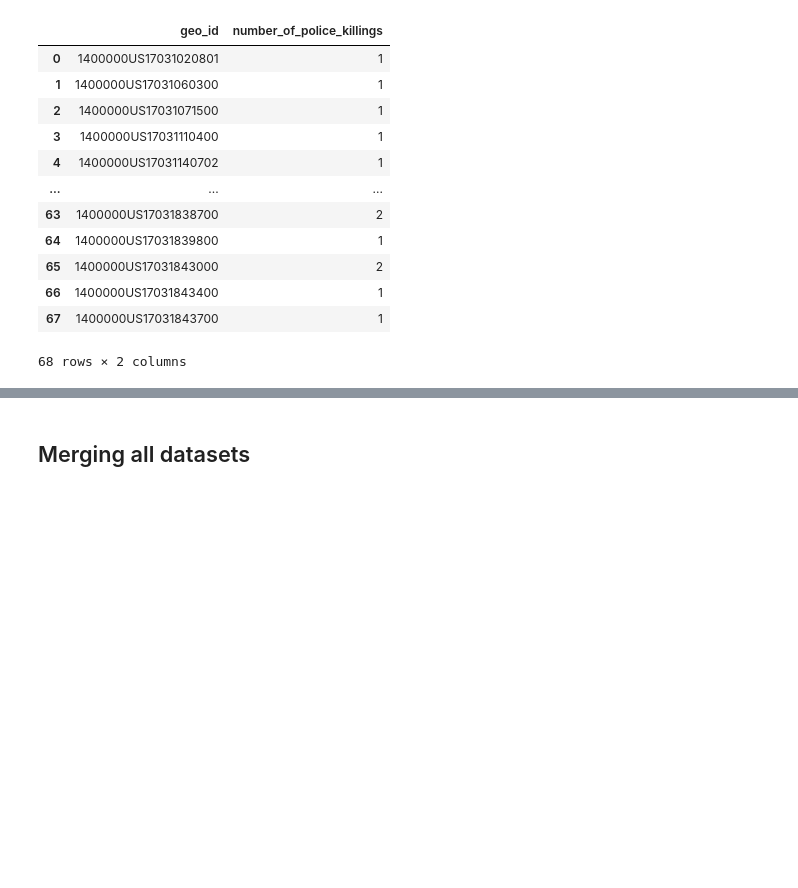
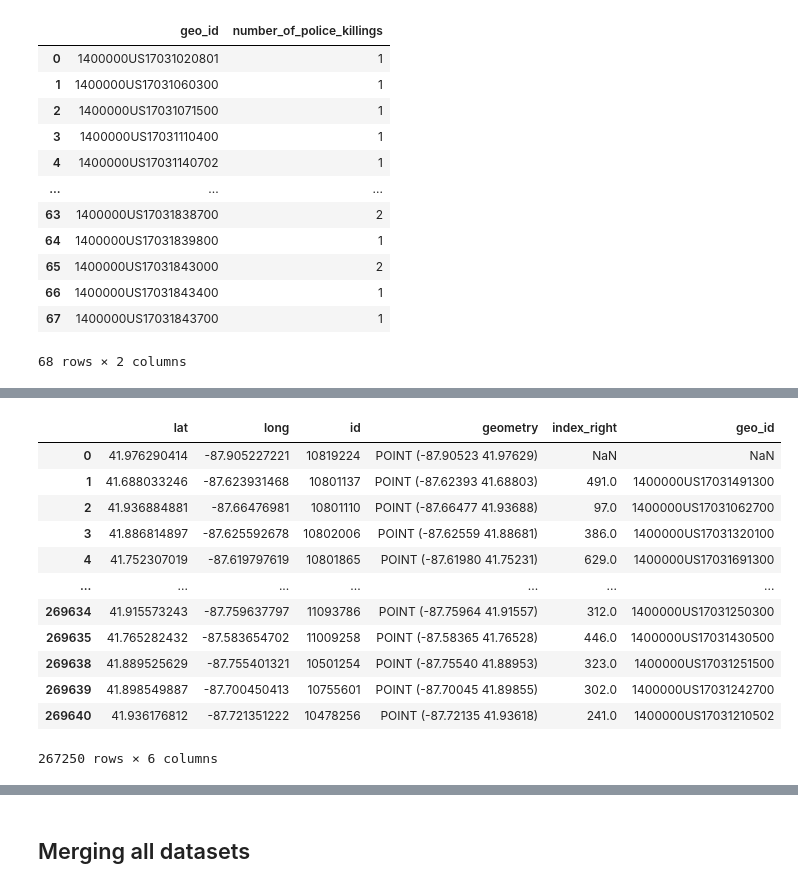
Before and after one commit to mihirbhaskar/chicago-complaints, a Jupyter notebook: code/4_CleanChicagoOpenData.ipynb, the cells around one changed output, grey strips where cells are left out. Saved outputs shown, nothing was run; the diff lists cells and outputs as text; code cells hidden in the pictures; blank space fills up the shorter version.

```diff
--- a/code/4_CleanChicagoOpenData.ipynb
+++ b/code/4_CleanChicagoOpenData.ipynb
@@ -665,0 +755,15 @@ police_deaths_acs
+# %%
+client = Socrata("data.cityofchicago.org", None)
+
+# Example authenticated client (needed for non-public datasets):
+# client = Socrata(data.cityofchicago.org,
+#                  MyAppToken,
+#                  userame="user@example.com",
+#                  password="AFakePassword")
+
+# First 2000 results, returned as JSON from API / converted to Python list of
+# dictionaries by sodapy.
+results = client.get("kf95-mnd6", limit=270000)
+
+# Convert to pandas DataFrame
+crimes_2016 = pd.DataFrame.from_records(results)
@@ -665,0 +772,7 @@ police_deaths_acs
+# %%
+crimes_2016 = crimes_2016.rename(columns = {"latitude":"lat","longitude":"long"})
+
+crimes_2016 = crimes_2016[['lat','long','id']]
+
+crimes_2016 = crimes_2016.dropna()
+crimes_2016
@@ -665,0 +793,23 @@ police_deaths_acs
+# %%
+#Attach geo ids
+gdf_crimes_2016 = gpd.GeoDataFrame(
+    crimes_2016, geometry=gpd.points_from_xy(crimes_2016.long, crimes_2016.lat),
+    crs = 'epsg:4326')
+
+crimes_2016_acs = gpd.sjoin(gdf_crimes_2016, gdf_acs[['geo_id','geometry']], how='left' )
+
+crimes_2016_acs
+# %% [output]
+|  | lat | long | id | geometry | index_right | geo_id |
+| 0 | 41.976290414 | -87.905227221 | 10819224 | POINT (-87.90523 41.97629) | NaN | NaN |
+| 1 | 41.688033246 | -87.623931468 | 10801137 | POINT (-87.62393 41.68803) | 491.0 | 1400000US17031491300 |
+| 2 | 41.936884881 | -87.66476981 | 10801110 | POINT (-87.66477 41.93688) | 97.0 | 1400000US17031062700 |
+| 3 | 41.886814897 | -87.625592678 | 10802006 | POINT (-87.62559 41.88681) | 386.0 | 1400000US17031320100 |
+| 4 | 41.752307019 | -87.619797619 | 10801865 | POINT (-87.61980 41.75231) | 629.0 | 1400000US17031691300 |
+| ... | ... | ... | ... | ... | ... | ... |
+| 269634 | 41.915573243 | -87.759637797 | 11093786 | POINT (-87.75964 41.91557) | 312.0 | 1400000US17031250300 |
+| 269635 | 41.765282432 | -87.583654702 | 11009258 | POINT (-87.58365 41.76528) | 446.0 | 1400000US17031430500 |
+| 269638 | 41.889525629 | -87.755401321 | 10501254 | POINT (-87.75540 41.88953) | 323.0 | 1400000US17031251500 |
+| 269639 | 41.898549887 | -87.700450413 | 10755601 | POINT (-87.70045 41.89855) | 302.0 | 1400000US17031242700 |
+| 269640 | 41.936176812 | -87.721351222 | 10478256 | POINT (-87.72135 41.93618) | 241.0 | 1400000US17031210502 |
+267250 rows × 6 columns
```
Also changed, not shown: parts of 32 cells of this notebook.
